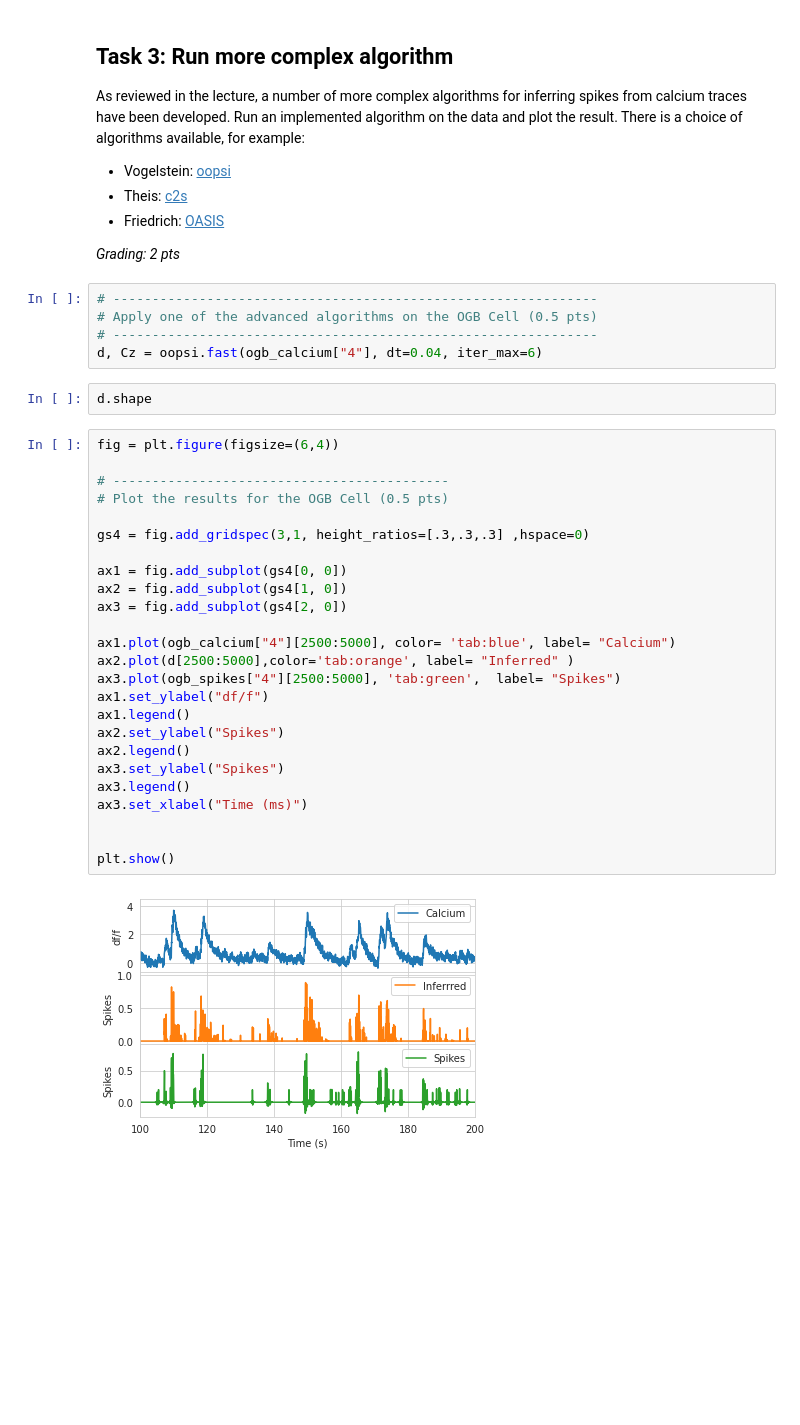
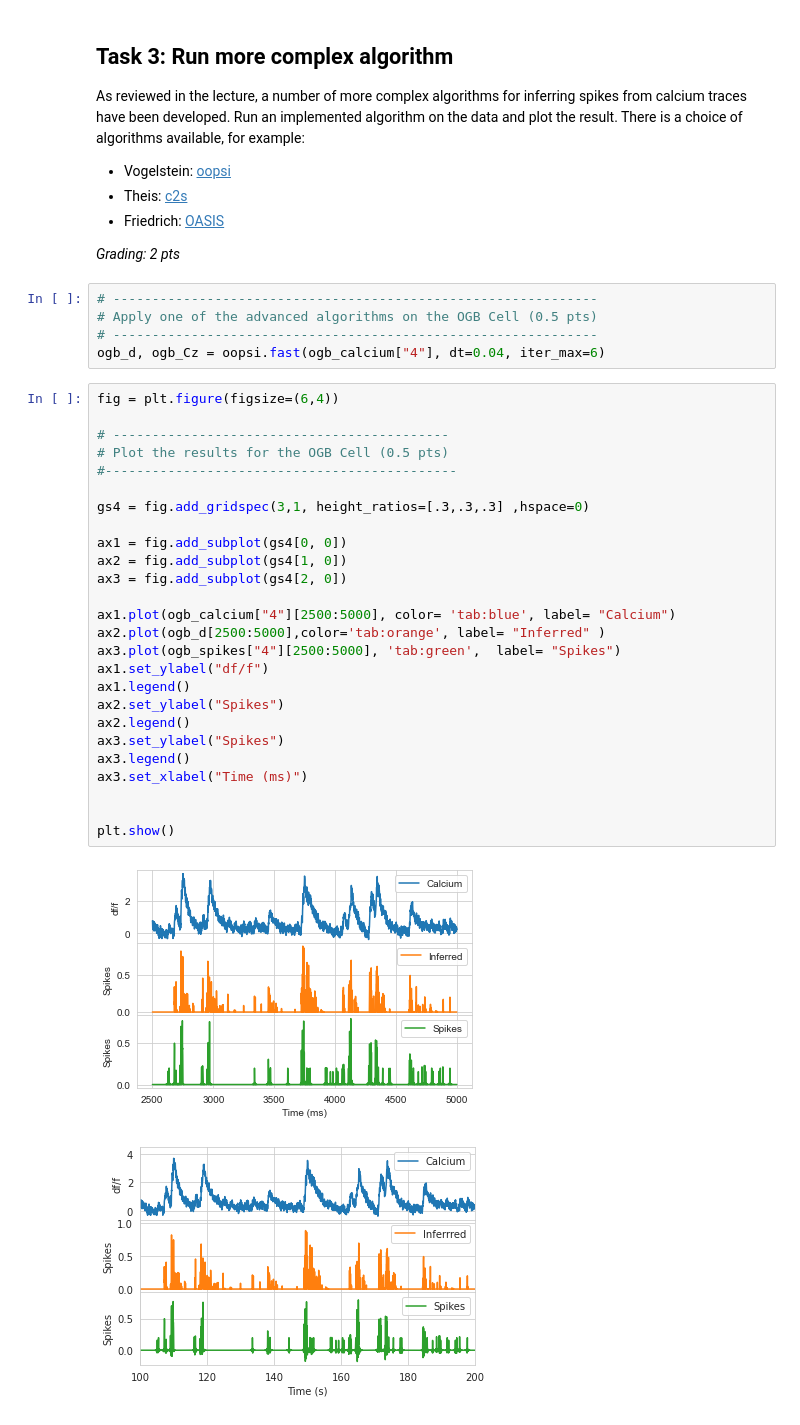
Before and after one commit to mdittschar/NDS, a Jupyter notebook: CodingLab4.ipynb, the cells around one changed output. Drawn from its saved outputs; the diff is of its cells as text; blank space fills up the shorter version.

```diff
--- a/CodingLab4.ipynb
+++ b/CodingLab4.ipynb
@@ -301,34 +288,35 @@ As reviewed in the lecture, a number of more complex algorithms for inferring sp
 # --------------------------------------------------------------
 # Apply one of the advanced algorithms on the OGB Cell (0.5 pts)
 # --------------------------------------------------------------
-d, Cz = oopsi.fast(ogb_calcium["4"], dt=0.04, iter_max=6)
+ogb_d, ogb_Cz = oopsi.fast(ogb_calcium["4"], dt=0.04, iter_max=6)
-# %%
-d.shape
 # %%
 fig = plt.figure(figsize=(6,4))
 
 # -------------------------------------------
 # Plot the results for the OGB Cell (0.5 pts)
+#---------------------------------------------
 
 gs4 = fig.add_gridspec(3,1, height_ratios=[.3,.3,.3] ,hspace=0)
 
 ax1 = fig.add_subplot(gs4[0, 0])
 ax2 = fig.add_subplot(gs4[1, 0])
 ax3 = fig.add_subplot(gs4[2, 0])
 
 ax1.plot(ogb_calcium["4"][2500:5000], color= 'tab:blue', label= "Calcium")
-ax2.plot(d[2500:5000],color='tab:orange', label= "Inferred" )
+ax2.plot(ogb_d[2500:5000],color='tab:orange', label= "Inferred" )
 ax3.plot(ogb_spikes["4"][2500:5000], 'tab:green',  label= "Spikes")
 ax1.set_ylabel("df/f")
 ax1.legend()
 ax2.set_ylabel("Spikes")
 ax2.legend()
 ax3.set_ylabel("Spikes")
 ax3.legend()
 ax3.set_xlabel("Time (ms)")
 
 
 plt.show()
+# %% [output]
+[figure, added]
 # %% [markdown]
 ![fig_cl4_t3_0](embedded-picture-1)
 # %%
```
Also changed, not shown: parts of 16 cells of this notebook.
